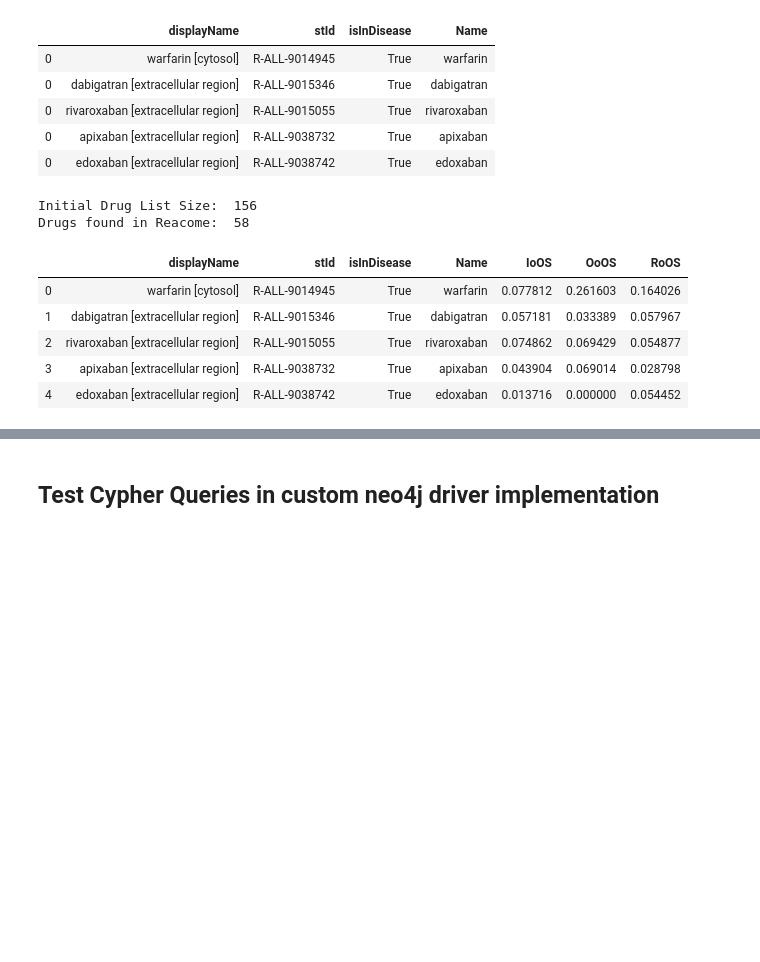
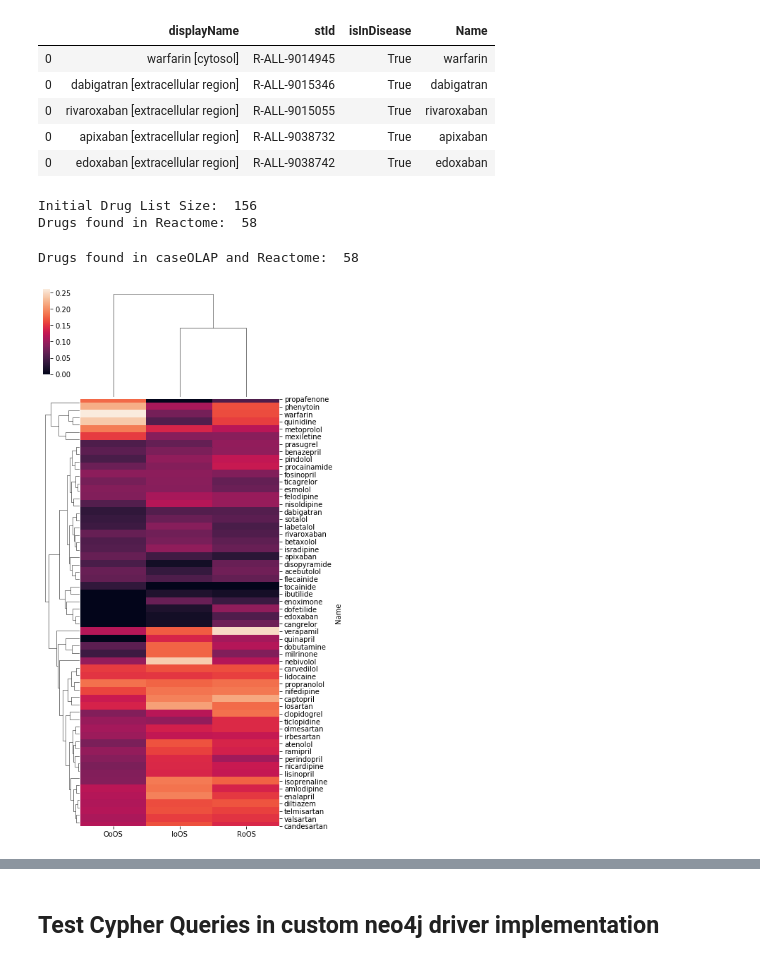
Before and after one commit to pinglab-intern/caseolap-pipeline, a Jupyter notebook: Explore_Drug_chemical_OxStress.ipynb, the cells around one changed output, grey strips where cells are left out. Cells and saved outputs as stored; diff of their text form; code cells hidden in the pictures; blank space fills up the shorter version.

```diff
--- a/Explore_Drug_chemical_OxStress.ipynb
+++ b/Explore_Drug_chemical_OxStress.ipynb
@@ -75,23 +76,23 @@ drugs_in_reactome.head()
 | 0 | edoxaban [extracellular region] | R-ALL-9038742 | True | edoxaban |
 # %%
 print('Initial Drug List Size: ', drug_list_df.Name.nunique())
-print('Drugs found in Reacome: ', drugs_in_reactome.Name.nunique())
+print('Drugs found in Reactome: ', drugs_in_reactome.Name.nunique())
 # %% [output]
 Initial Drug List Size:  156
-Drugs found in Reacome:  58
+Drugs found in Reactome:  58
 # %%
 caseolap_results = pd.read_csv('lib/caseolap.csv')
 drugs_with_caseOLAP = drugs_in_reactome.merge(
     caseolap_results.rename(columns={'protein': 'Name'}),
     how='inner',
     validate='1:1'
-)
+).set_index('Name')
 drugs_with_caseOLAP.head()
+print('Drugs found in caseOLAP and Reactome: ', drugs_with_caseOLAP.displayName.nunique())
 # %% [output]
-|  | displayName | stId | isInDisease | Name | IoOS | OoOS | RoOS |
-| 0 | warfarin [cytosol] | R-ALL-9014945 | True | warfarin | 0.077812 | 0.261603 | 0.164026 |
-| 1 | dabigatran [extracellular region] | R-ALL-9015346 | True | dabigatran | 0.057181 | 0.033389 | 0.057967 |
-| 2 | rivaroxaban [extracellular region] | R-ALL-9015055 | True | rivaroxaban | 0.074862 | 0.069429 | 0.054877 |
-| 3 | apixaban [extracellular region] | R-ALL-9038732 | True | apixaban | 0.043904 | 0.069014 | 0.028798 |
-| 4 | edoxaban [extracellular region] | R-ALL-9038742 | True | edoxaban | 0.013716 | 0.000000 | 0.054452 |
+Drugs found in caseOLAP and Reactome:  58
+# %%
+sns.clustermap(drugs_with_caseOLAP[['IoOS', 'OoOS', 'RoOS']], figsize=(6,14));
+# %% [output]
+[figure, added]
 # %% [markdown]
```
Also changed, not shown: parts of 20 cells of this notebook, 2 other files.
